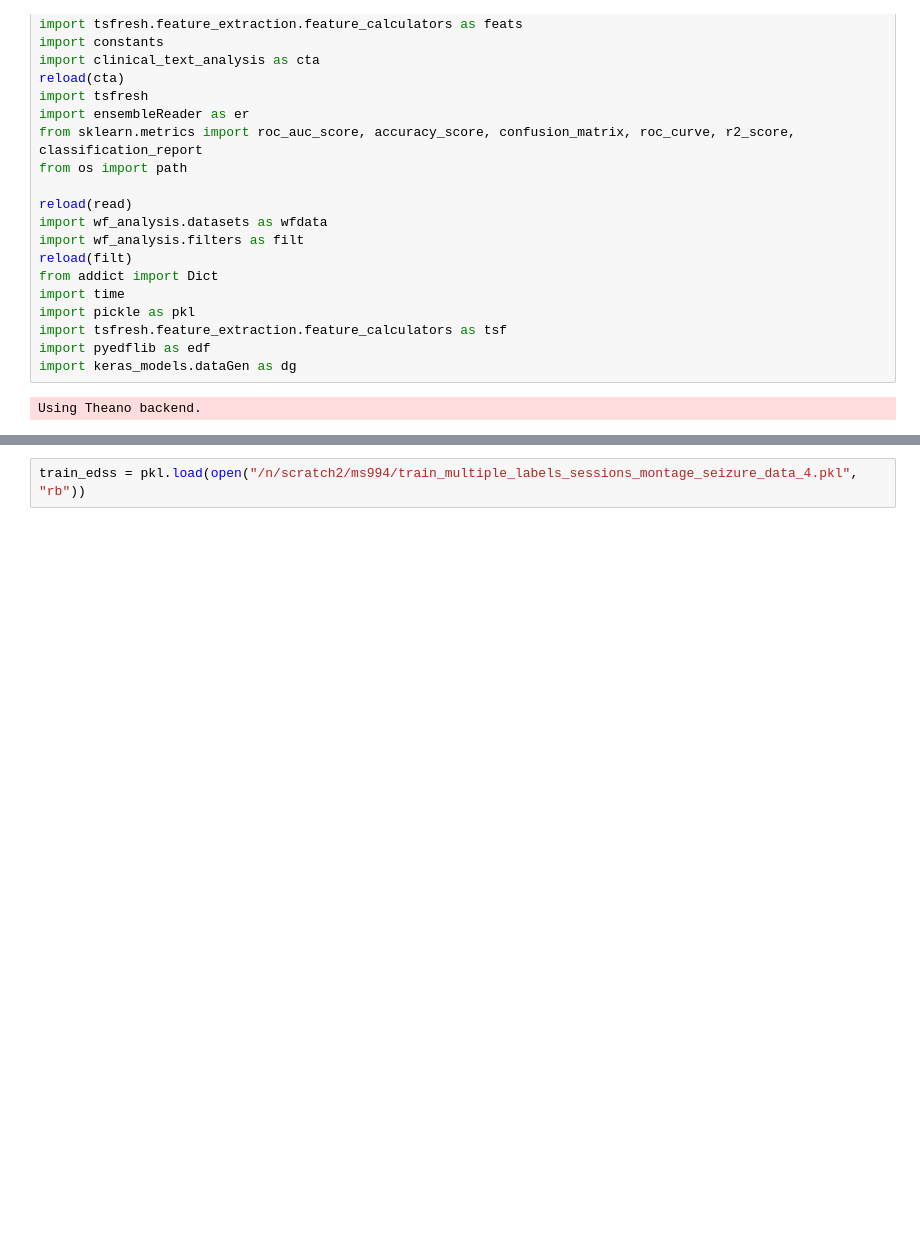
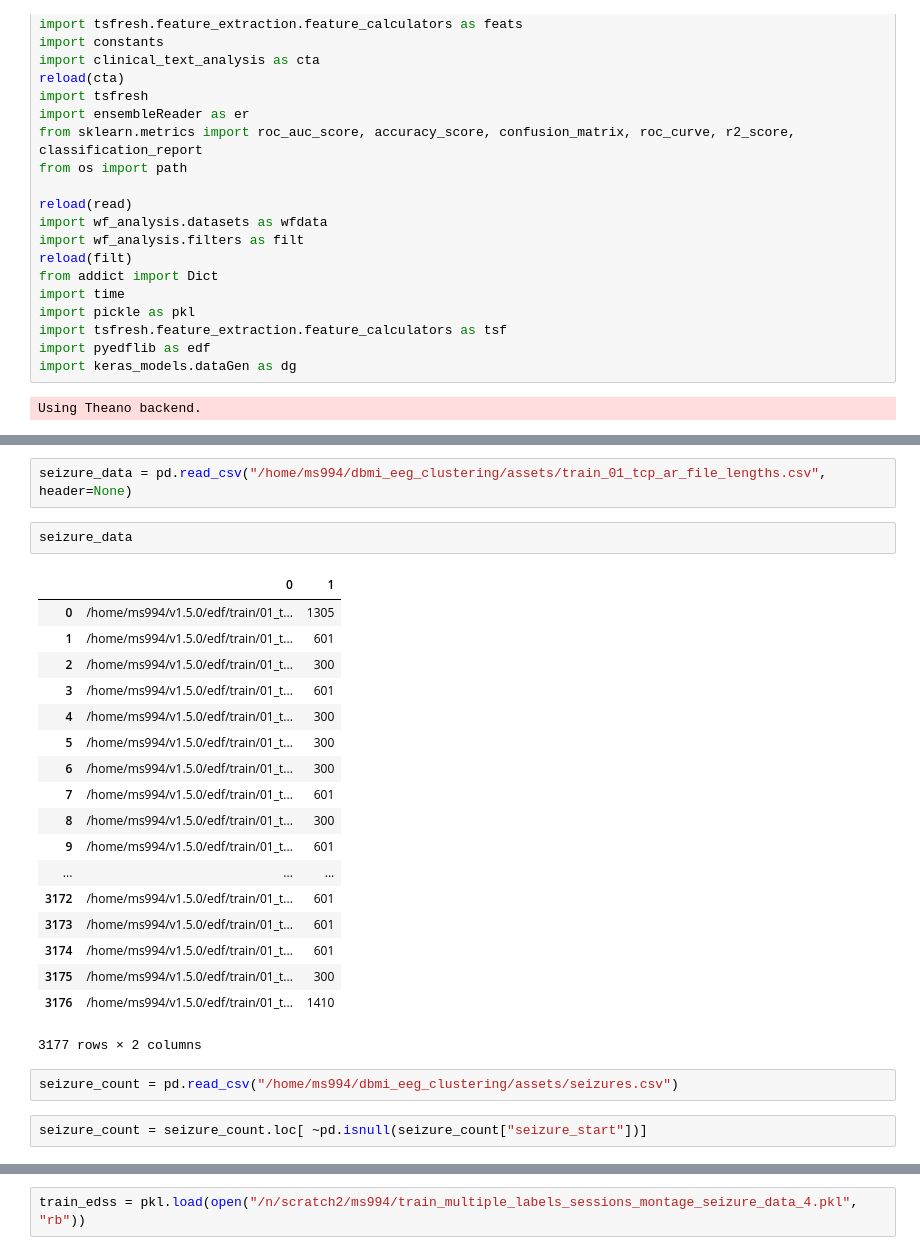
Before and after one commit to Saqibm128/eeg-tasks, a Jupyter notebook: notebooks/Data Analysis.ipynb, the cells around one changed output, grey strips where cells are left out. Cells and saved outputs as stored; diff of their text form; blank space fills up the shorter version.

```diff
--- a/notebooks/Data Analysis.ipynb
+++ b/notebooks/Data Analysis.ipynb
@@ -36,0 +71,27 @@ Using Theano backend.
+# %%
+seizure_data = pd.read_csv("/home/ms994/dbmi_eeg_clustering/assets/train_01_tcp_ar_file_lengths.csv", header=None)
+# %%
+seizure_data
+# %% [output]
+|  | 0 | 1 |
+| 0 | /home/ms994/v1.5.0/edf/train/01_t... | 1305 |
+| 1 | /home/ms994/v1.5.0/edf/train/01_t... | 601 |
+| 2 | /home/ms994/v1.5.0/edf/train/01_t... | 300 |
+| 3 | /home/ms994/v1.5.0/edf/train/01_t... | 601 |
+| 4 | /home/ms994/v1.5.0/edf/train/01_t... | 300 |
+| 5 | /home/ms994/v1.5.0/edf/train/01_t... | 300 |
+| 6 | /home/ms994/v1.5.0/edf/train/01_t... | 300 |
+| 7 | /home/ms994/v1.5.0/edf/train/01_t... | 601 |
+| 8 | /home/ms994/v1.5.0/edf/train/01_t... | 300 |
+| 9 | /home/ms994/v1.5.0/edf/train/01_t... | 601 |
+| ... | ... | ... |
+| 3172 | /home/ms994/v1.5.0/edf/train/01_t... | 601 |
+| 3173 | /home/ms994/v1.5.0/edf/train/01_t... | 601 |
+| 3174 | /home/ms994/v1.5.0/edf/train/01_t... | 601 |
+| 3175 | /home/ms994/v1.5.0/edf/train/01_t... | 300 |
+| 3176 | /home/ms994/v1.5.0/edf/train/01_t... | 1410 |
+3177 rows × 2 columns
+# %%
+seizure_count = pd.read_csv("/home/ms994/dbmi_eeg_clustering/assets/seizures.csv")
+# %%
+seizure_count = seizure_count.loc[ ~pd.isnull(seizure_count["seizure_start"])]
```
Also changed, not shown: parts of 36 cells of this notebook, 8 other files.
